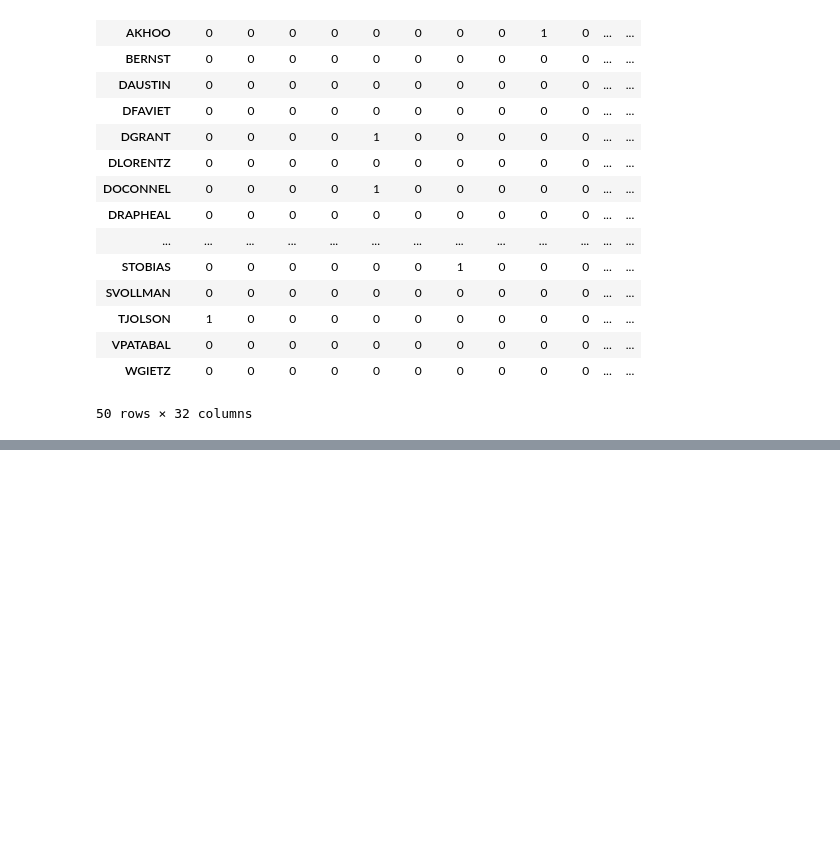
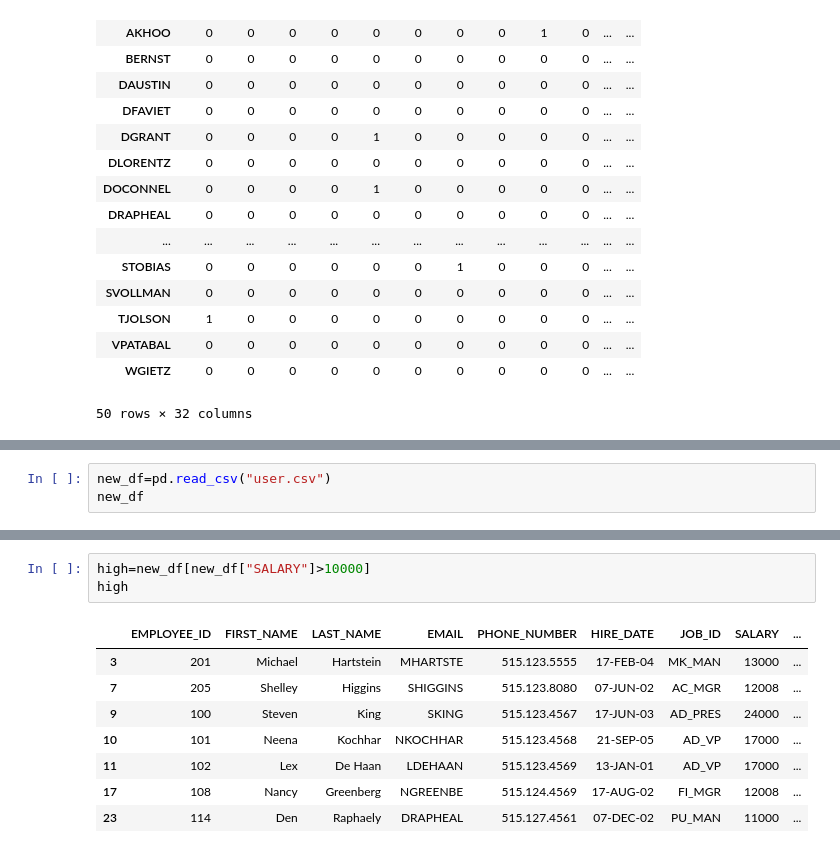
Before and after one commit to Mahima1120/python_code_repo, a Jupyter notebook: 21_pandas_1.ipynb, the cells around one changed output, grey strips where cells are left out. Cells and saved outputs as stored; diff of their text form; blank space fills up the shorter version.

```diff
--- a/21_pandas.ipynb
+++ b/21_pandas_1.ipynb
@@ -392,0 +430,3 @@ pd.crosstab(new_df["EMAIL"],new_df["SALARY"])
+# %%
+new_df=pd.read_csv("user.csv")
+new_df
@@ -392,0 +451,12 @@ pd.crosstab(new_df["EMAIL"],new_df["SALARY"])
+# %%
+high=new_df[new_df["SALARY"]>10000]
+high
+# %% [output]
+|  | EMPLOYEE_ID | FIRST_NAME | LAST_NAME | EMAIL | PHONE_NUMBER | HIRE_DATE | JOB_ID | SALARY | ... |
+| 3 | 201 | Michael | Hartstein | MHARTSTE | 515.123.5555 | 17-FEB-04 | MK_MAN | 13000 | ... |
+| 7 | 205 | Shelley | Higgins | SHIGGINS | 515.123.8080 | 07-JUN-02 | AC_MGR | 12008 | ... |
+| 9 | 100 | Steven | King | SKING | 515.123.4567 | 17-JUN-03 | AD_PRES | 24000 | ... |
+| 10 | 101 | Neena | Kochhar | NKOCHHAR | 515.123.4568 | 21-SEP-05 | AD_VP | 17000 | ... |
+| 11 | 102 | Lex | De Haan | LDEHAAN | 515.123.4569 | 13-JAN-01 | AD_VP | 17000 | ... |
+| 17 | 108 | Nancy | Greenberg | NGREENBE | 515.124.4569 | 17-AUG-02 | FI_MGR | 12008 | ... |
+| 23 | 114 | Den | Raphaely | DRAPHEAL | 515.127.4561 | 07-DEC-02 | PU_MAN | 11000 | ... |
```
Also changed, not shown: parts of 7 cells of this notebook, 4 other files.
